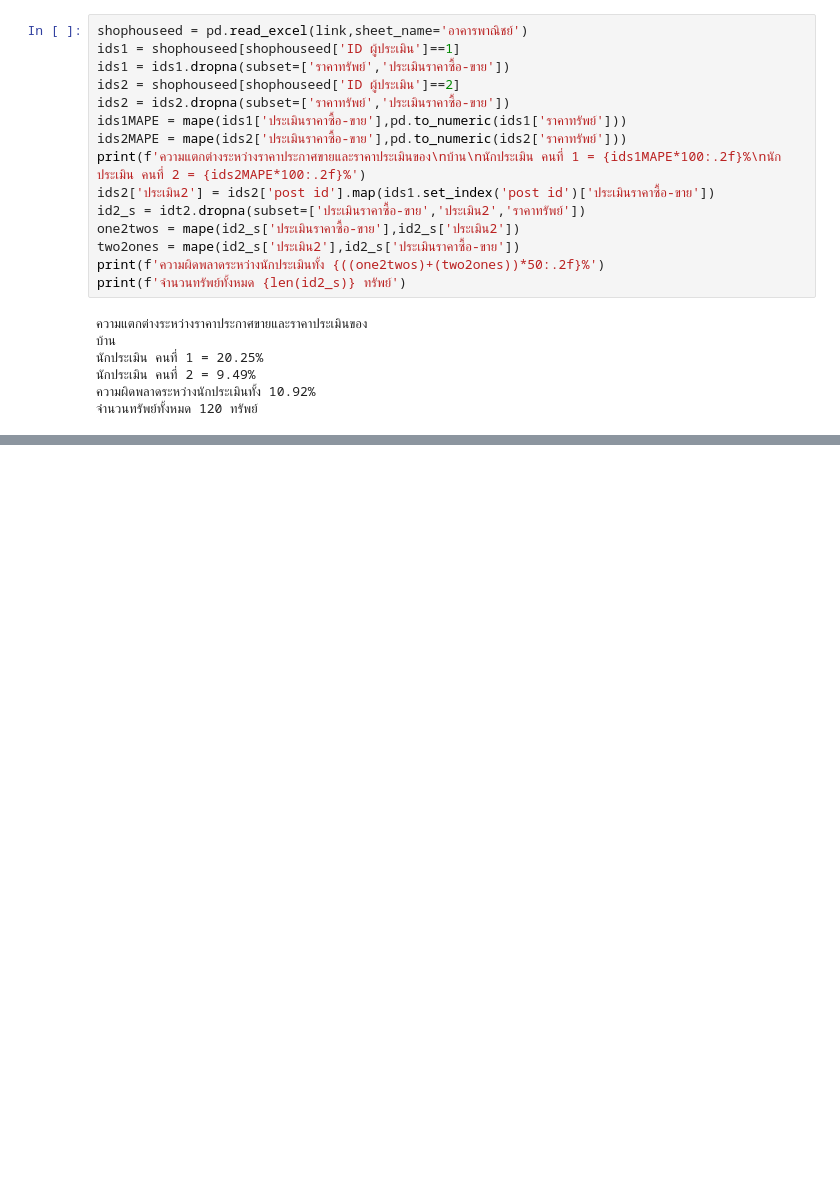
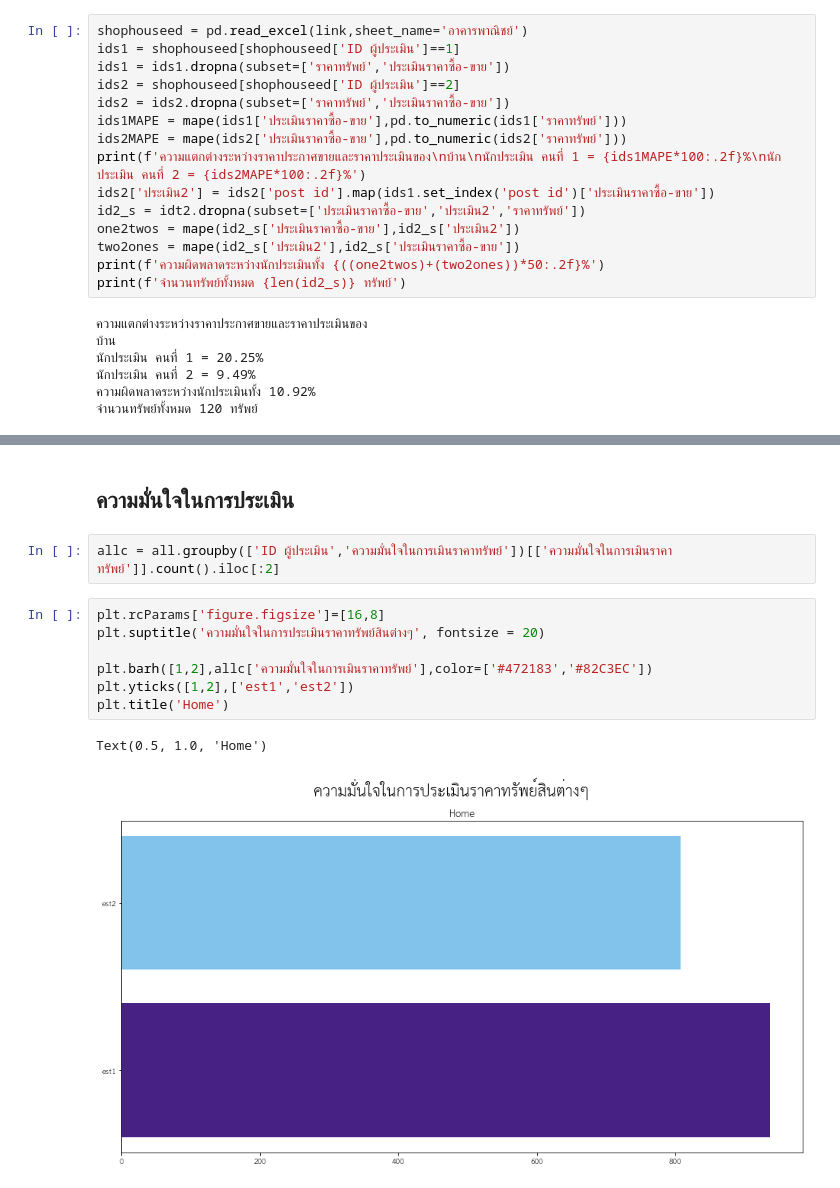
Before and after one commit to Ingapis/bsc_dpdm22, a Jupyter notebook: [dataprep1]_property_estimator.ipynb, the cells around one changed output, grey strips where cells are left out. Drawn from its saved outputs; the diff is of its cells as text; blank space fills up the shorter version.

```diff
--- a/[dataprep1]_property_estimator.ipynb
+++ b/[dataprep1]_property_estimator.ipynb
@@ -1010,0 +1057,14 @@ print(f'จำนวนทรัพย์ทั้งหมด {len(id2_s)} ท
+# %% [markdown]
+## ความมั่นใจในการประเมิน
+# %%
+allc = all.groupby(['ID ผู้ประเมิน','ความมั่นใจในการเมินราคาทรัพย์'])[['ความมั่นใจในการเมินราคาทรัพย์']].count().iloc[:2]
+# %%
+plt.rcParams['figure.figsize']=[16,8]
+plt.suptitle('ความมั่นใจในการประเมินราคาทรัพย์สินต่างๆ', fontsize = 20)
+
+plt.barh([1,2],allc['ความมั่นใจในการเมินราคาทรัพย์'],color=['#472183','#82C3EC'])
+plt.yticks([1,2],['est1','est2'])
+plt.title('Home')
+# %% [output]
+Text(0.5, 1.0, 'Home')
+[figure, added]
```
Also changed, not shown: parts of 26 cells of this notebook.
